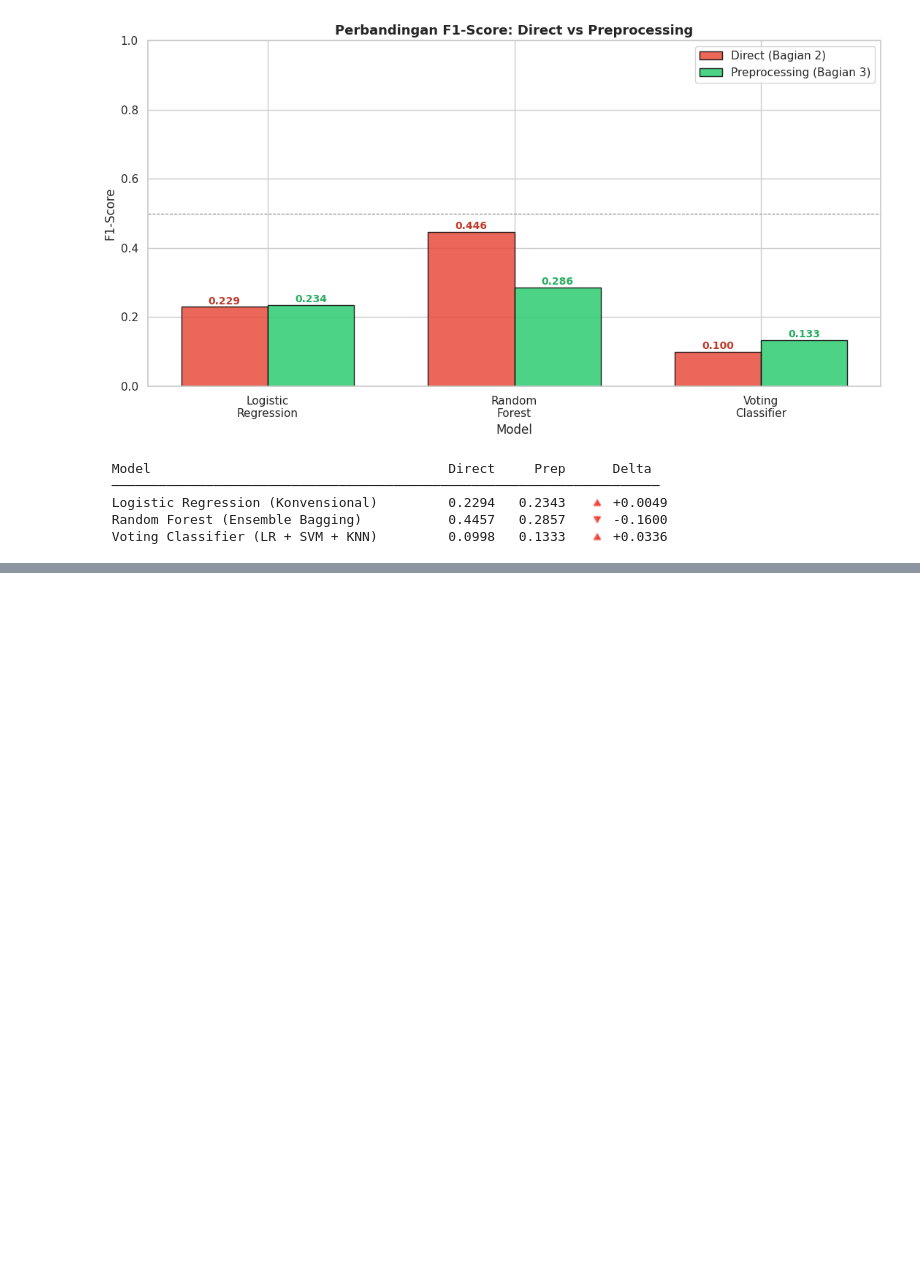
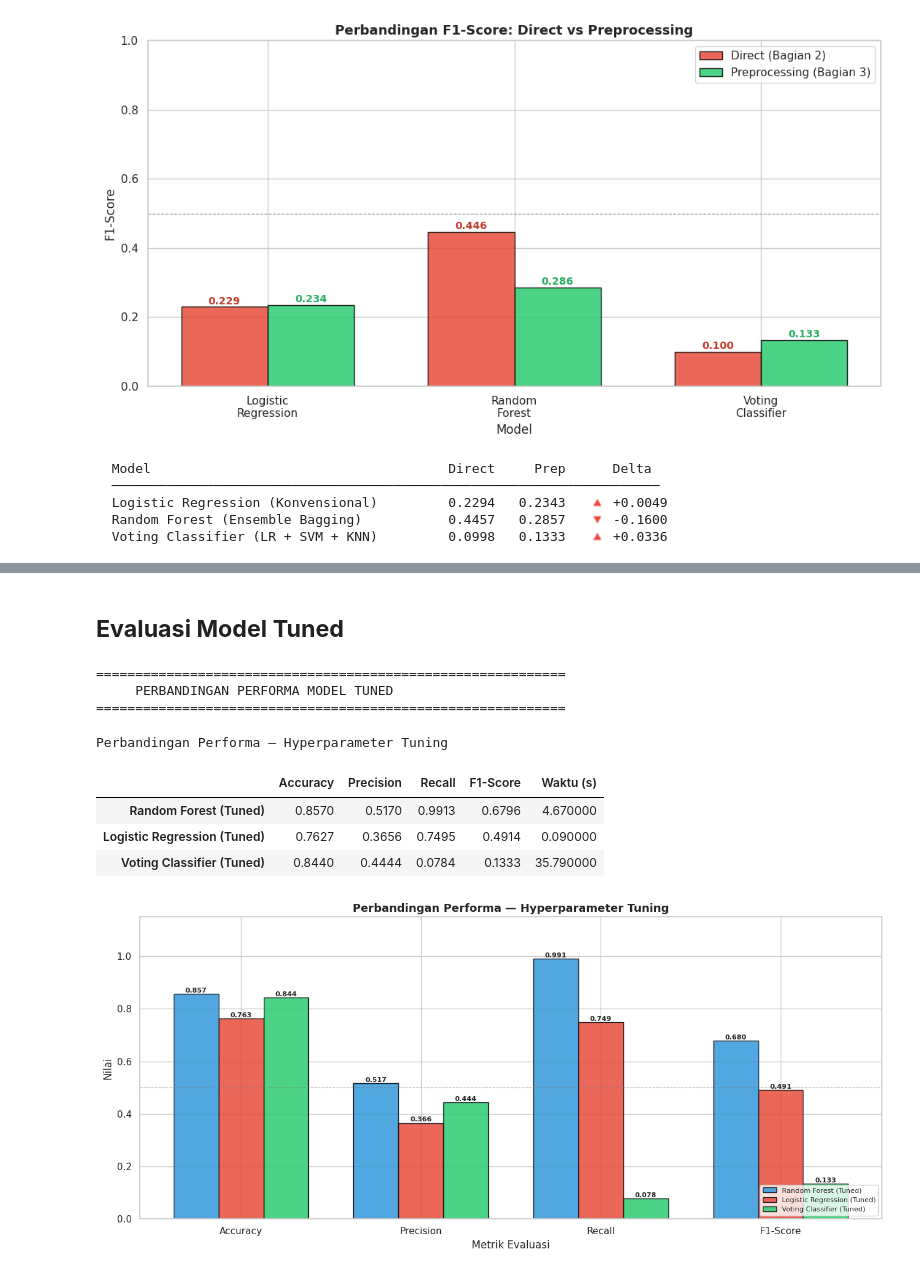
Before and after one commit to Rani1717/UAS-Bengkel-Koding-DataScience, a Jupyter notebook: notebook/UAS_BENGKOD.ipynb, the cells around one changed output, grey strips where cells are left out. Drawn from its saved outputs; the diff is of its cells as text; code cells hidden in the pictures; blank space fills up the shorter version.

```diff
--- a/notebook/UAS_BENGKOD.ipynb
+++ b/notebook/UAS_BENGKOD.ipynb
@@ -1400,0 +1687,18 @@ for name, f1_d, f1_p in zip(results.keys(), f1_direct, f1_prep):
+# %%
+print('=' * 60)
+print('      RINGKASAN BEST PARAMETERS')
+print('=' * 60)
+
+tuning_results = {
+    'Logistic Regression' : rs_lr,
+    'Random Forest'       : rs_rf,
+    'Voting Classifier'   : rs_voting
+}
+
+for name, rs in tuning_results.items():
+    print(f'\n  📌 {name}')
+    print(f'  {"─"*50}')
+    print(f'  Best CV F1-Score : {rs.best_score_:.4f}')
+    print(f'  Best Parameters  :')
+    for k, v in rs.best_params_.items():
+        print(f'     {k:<25} : {v}')
@@ -1400,0 +1782,55 @@ for name, f1_d, f1_p in zip(results.keys(), f1_direct, f1_prep):
+# %% [markdown]
+## **Evaluasi Model Tuned**
+# %%
+print('=' * 60)
+print('     PERBANDINGAN PERFORMA MODEL TUNED')
+print('=' * 60)
+
+results_tuned_df = pd.DataFrame(results_tuned).T
+results_tuned_df = results_tuned_df.sort_values('F1-Score', ascending=False)
+
+display(results_tuned_df.style
+        .format({'Accuracy':'{:.4f}', 'Precision':'{:.4f}',
+                 'Recall':'{:.4f}', 'F1-Score':'{:.4f}'})
+        .background_gradient(
+            subset=['Accuracy','Precision','Recall','F1-Score'],
+            cmap='Oranges')
+        .set_caption('Perbandingan Performa — Hyperparameter Tuning'))
+
+# Bar chart
+metrics = ['Accuracy', 'Precision', 'Recall', 'F1-Score']
+x       = np.arange(len(metrics))
+width   = 0.25
+colors  = ['#3498db', '#e74c3c', '#2ecc71']
+
+fig, ax = plt.subplots(figsize=(13, 6))
+for i, (name, row) in enumerate(results_tuned_df.iterrows()):
+    vals = [row[m] for m in metrics]
+    bars = ax.bar(x + i*width, vals, width, label=name,
+                  color=colors[i], edgecolor='black', alpha=0.85)
+    for bar, val in zip(bars, vals):
+        ax.text(bar.get_x() + bar.get_width()/2,
+                bar.get_height() + 0.005,
+                f'{val:.3f}', ha='center', fontsize=8, fontweight='bold')
+
+ax.set_xlabel('Metrik Evaluasi')
+ax.set_ylabel('Nilai')
+ax.set_title('Perbandingan Performa — Hyperparameter Tuning',
+             fontsize=13, fontweight='bold')
+ax.set_xticks(x + width)
+ax.set_xticklabels(metrics)
+ax.set_ylim(0, 1.15)
+ax.legend(loc='lower right', fontsize=8)
+ax.axhline(y=0.5, color='gray', linestyle='--', linewidth=0.8, alpha=0.7)
+plt.tight_layout()
+plt.show()
+# %% [output]
+============================================================
+     PERBANDINGAN PERFORMA MODEL TUNED
+============================================================
+Perbandingan Performa — Hyperparameter Tuning
+|  | Accuracy | Precision | Recall | F1-Score | Waktu (s) |
+| Random Forest (Tuned) | 0.8570 | 0.5170 | 0.9913 | 0.6796 | 4.670000 |
+| Logistic Regression (Tuned) | 0.7627 | 0.3656 | 0.7495 | 0.4914 | 0.090000 |
+| Voting Classifier (Tuned) | 0.8440 | 0.4444 | 0.0784 | 0.1333 | 35.790000 |
+[figure, added]
```
Also changed, not shown: parts of 27 cells of this notebook.
